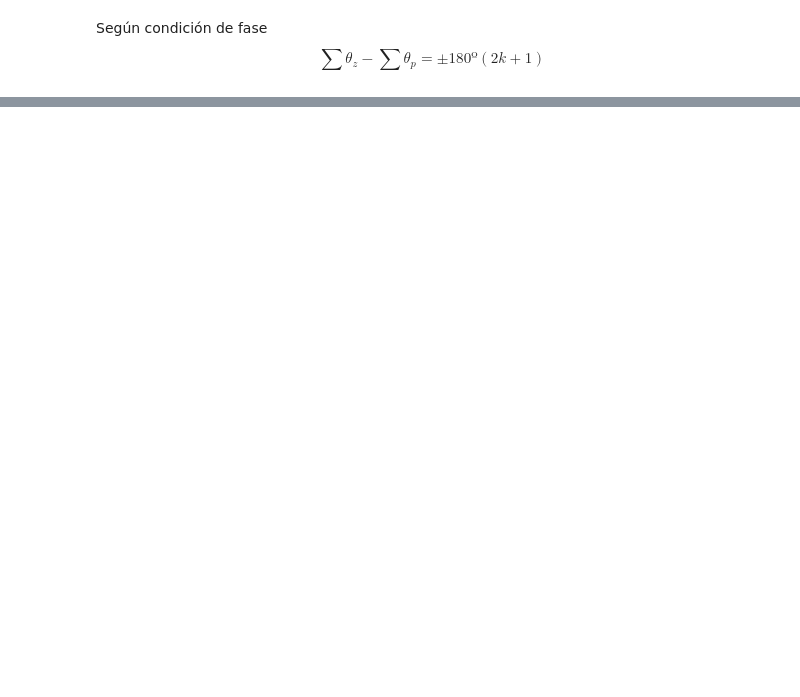
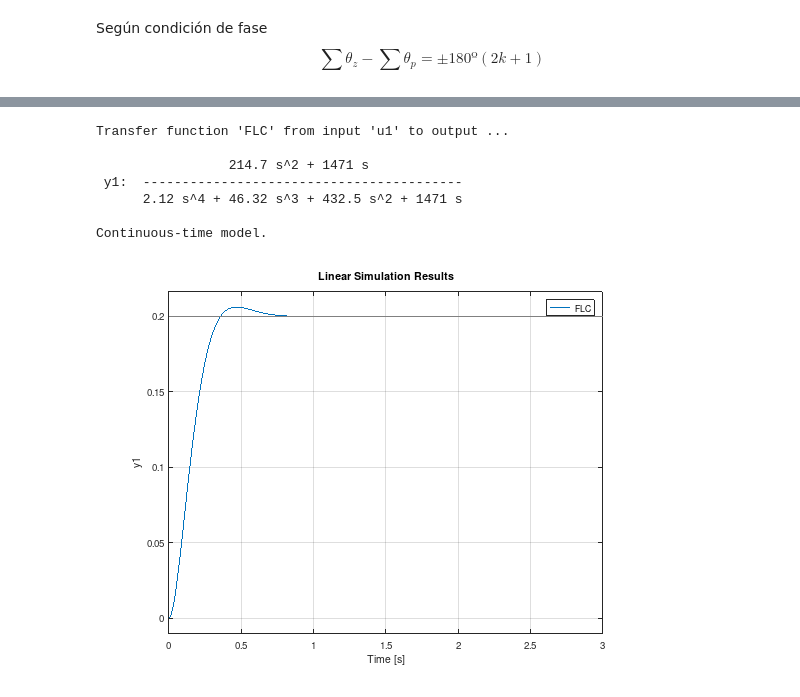
Before and after one commit to FGalvagno/altitude-control, a Jupyter notebook: notebook.ipynb, the cells around one changed output, grey strips where cells are left out. Saved outputs shown, nothing was run; the diff lists cells and outputs as text; code cells hidden in the pictures; blank space fills up the shorter version.

```diff
--- a/notebook.ipynb
+++ b/notebook.ipynb
@@ -256,0 +234,17 @@ Continuous-time model.
+# %%
+#Entrada del sitema
+t = (0:0.01:3)';
+step = 0.2*(t>=0);
+k = 340.81;
+FLC = ku*feedback(FLA*c*c2*(k/ku),ku)
+
+lsim(FLC, step, t)
+# %% [output]
+Transfer function 'FLC' from input 'u1' to output ...
+
+                 214.7 s^2 + 1471 s
+ y1:  -----------------------------------------
+      2.12 s^4 + 46.32 s^3 + 432.5 s^2 + 1471 s
+
+Continuous-time model.
+[figure, added]
```
Also changed, not shown: parts of 20 cells of this notebook, 3 other files.
